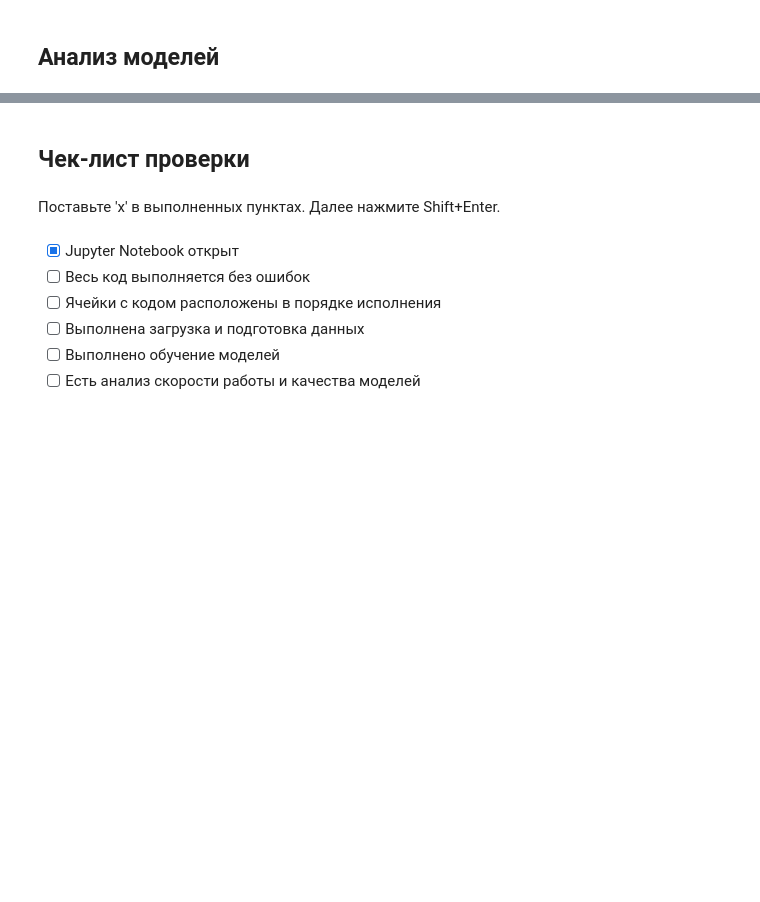
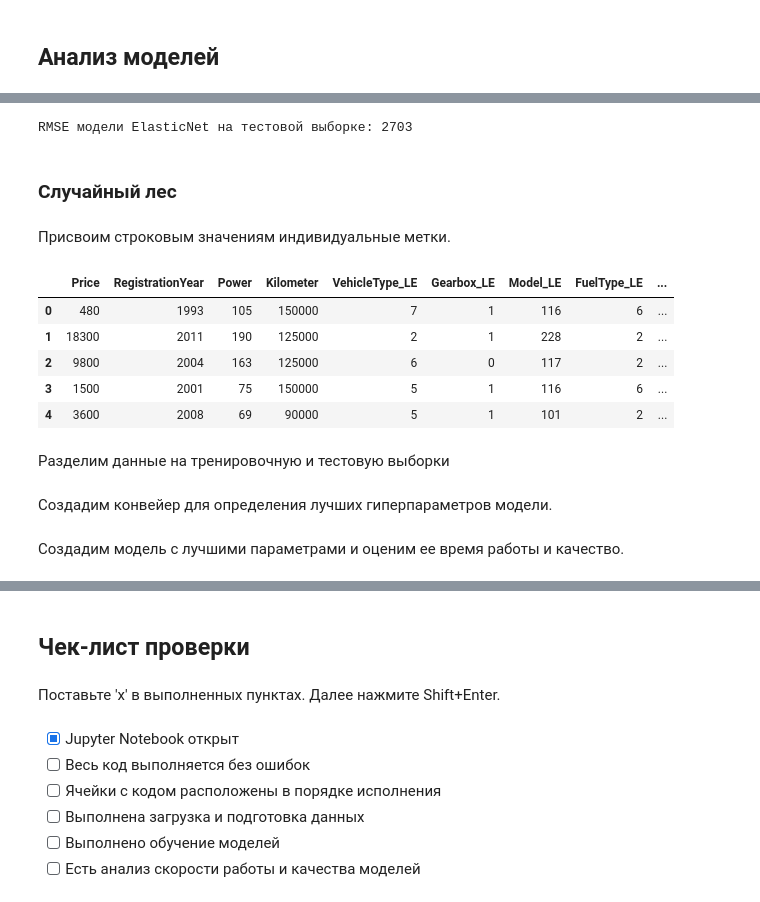
Before and after one commit to i-a-elkin/car_price_prediction, a Jupyter notebook: notebook.ipynb, the cells around one changed output, grey strips where cells are left out. Drawn from its saved outputs; the diff is of its cells as text; code cells hidden in the pictures; blank space fills up the shorter version.

```diff
--- a/notebook.ipynb
+++ b/notebook.ipynb
@@ -39,8 +51,11 @@ import sweetviz as sv
 # %% [markdown]
 ## Подготовка данных
 # %%
-autos_path = "./datasets/autos.csv"
-df = pd.read_csv(autos_path)
+df_dir = "./datasets/"
+df_name = "autos.csv"
+df_path = ''.join([df_dir, df_name])
+
+df = pd.read_csv(df_path)
 display(df.head())
 df.info()
 df.isna().sum()
@@ -110,8 +122,9 @@ df = df.drop('NumberOfPictures', axis=1)
 # %%
-for col in df.columns:
-    if df[col].dtype == 'object':
-        print(col)
-        print(df[col].unique())
+cat_cols = [col for col in df.columns if df[col].dtype == 'object']
+
+for col in cat_cols:
+    print(col)
+    print(df[col].unique())
 # %% [output]
 VehicleType
 [nan 'coupe' 'suv' 'small' 'sedan' 'convertible' 'bus' 'wagon' 'other']
@@ -156,3 +185,9 @@ dtype: int64
+# %%
+df['RegistrationYear'] = df['RegistrationYear'].apply(lambda x: x // 365 + 1970 if (x > 2022 or x < 1970) else x)
+
+df['Power'] = df['Power'].apply(lambda x: x // 736 if x > 500 else x)
+power_median = df['Power'].median().astype('int64')
+df['Power'] = df['Power'].apply(lambda x: power_median if x == 0 else x)
 # %% [markdown]
 Проведем исследовательский анализ данных с помощью пакета sweetviz.
 # %%
@@ -189,0 +259,26 @@ df.describe()
+# %%
+rmse_lr = mean_squared_error(y_ohe_test, y_lr_pred, squared=False)
+print('RMSE модели ElasticNet на тестовой выборке:', int(rmse_lr))
+# %% [output]
+RMSE модели ElasticNet на тестовой выборке: 2703
+# %% [markdown]
+### Случайный лес
+# %% [markdown]
+Присвоим строковым значениям индивидуальные метки.
+# %%
+df_cat = df.copy()
+
+for col in cat_cols:
+    df_cat[col + '_LE'] = LabelEncoder().fit_transform(df[col])
+
+df_le = df_cat[[col for col in df_cat if col not in cat_cols]]
+df_le.head()
+# %% [output]
+|  | Price | RegistrationYear | Power | Kilometer | VehicleType_LE | Gearbox_LE | Model_LE | FuelType_LE | ... |
+| 0 | 480 | 1993 | 105 | 150000 | 7 | 1 | 116 | 6 | ... |
+| 1 | 18300 | 2011 | 190 | 125000 | 2 | 1 | 228 | 2 | ... |
+| 2 | 9800 | 2004 | 163 | 125000 | 6 | 0 | 117 | 2 | ... |
+| 3 | 1500 | 2001 | 75 | 150000 | 5 | 1 | 116 | 6 | ... |
+| 4 | 3600 | 2008 | 69 | 90000 | 5 | 1 | 101 | 2 | ... |
+# %% [markdown]
+Разделим данные на тренировочную и тестовую выборки
@@ -189,0 +290,2 @@ df.describe()
+# %% [markdown]
+Создадим конвейер для определения лучших гиперпараметров модели.
@@ -189,0 +304,2 @@ df.describe()
+# %% [markdown]
+Создадим модель с лучшими параметрами и оценим ее время работы и качество.
```
Also changed, not shown: parts of 31 cells of this notebook.
